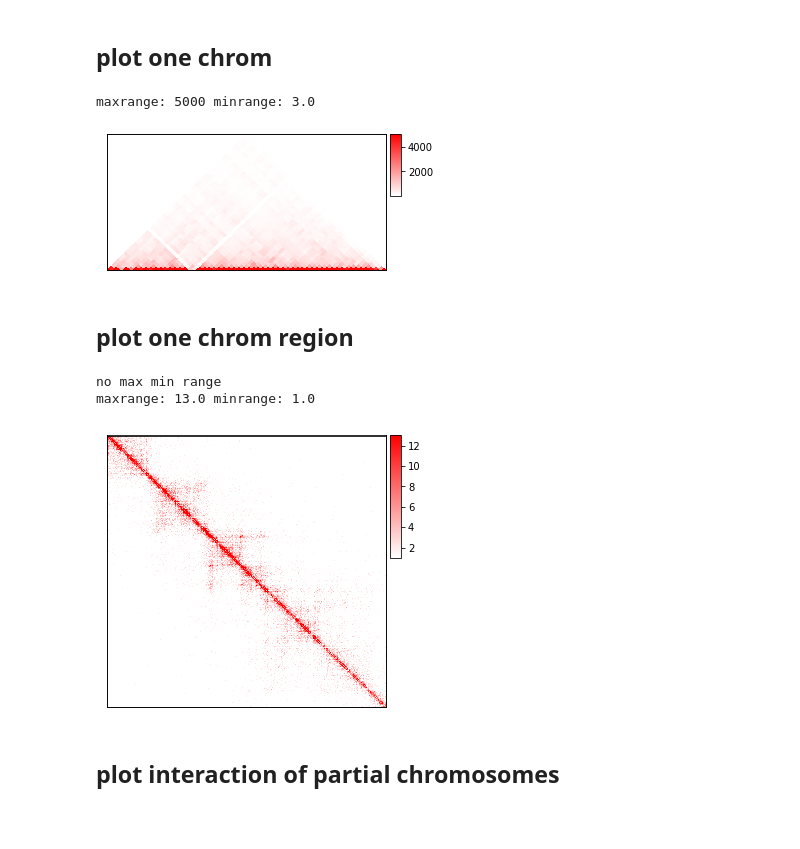
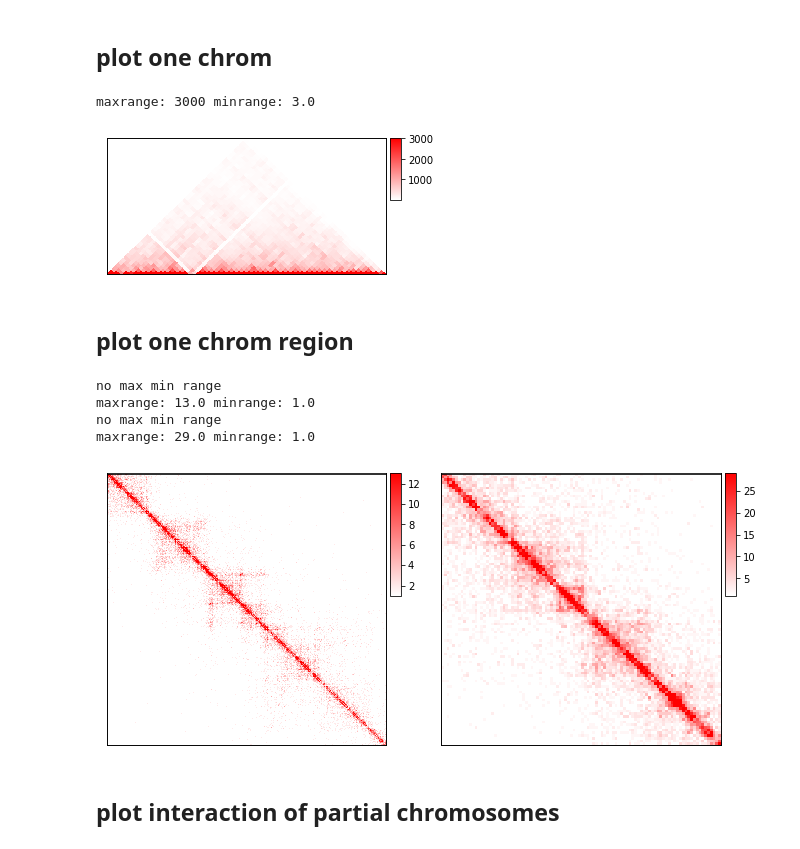
Before and after one commit to seqyuan/trackc, a Jupyter notebook: docs/tutorials/contactmap.ipynb, the cells around one changed output. Cells and saved outputs as stored; diff of their text form; code cells hidden in the pictures; blank space fills up the shorter version.

```diff
--- a/docs/tutorials/contactmap.ipynb
+++ b/docs/tutorials/contactmap.ipynb
@@ -44,22 +43,31 @@ maxrange: 1141.0 minrange: 3.0
 # %% [markdown]
 ## plot one chrom
 # %%
-fig, axs = tc.make_spec(width=5, height=2.5, width_ratios=[1], wspace=0.2)
+fig, axs = tc.make_spec(figsize=(5,2.5), width_ratios=[1], wspace=0.2)
 mat = tc.tl.extractCisContact(clr='GSM4417639_SK-N-DZ_C6BC81F2_b38d5.mcool::/resolutions/2560000', region='chr8')
-tc.pl.mapC(ax=axs[0], mat=mat, maxrange=5000)
+tc.pl.mapC(ax=axs[0], mat=mat, maxrange=3000)
+#tc.savefig('chrom_cmap_tri.pdf')
 # %% [output]
-maxrange: 5000 minrange: 3.0
+maxrange: 3000 minrange: 3.0
-[figure, old version]
+[figure, new version]
 # %% [markdown]
 ## plot one chrom region
 # %%
-fig, axs = tc.make_spec(width=5, height=5, width_ratios=[1], wspace=0.2)
-mat = tc.tl.extractCisContact(clr='GSM4417639_SK-N-DZ_C6BC81F2_b38d5.mcool::/resolutions/10000', region='chr8:124000000-127000000')
-tc.pl.mapC(ax=axs[0], mat=mat, map_type='square', symmetric=True)
+fig, axs = tc.make_spec(figsize=(11,5), width_ratios=[1,1], wspace=0.2)
+mat = tc.tl.extractCisContact(clr='GSM4417639_SK-N-DZ_C6BC81F2_b38d5.mcool::/resolutions/10000',
+                              region='chr8:124000000-127000000')
+tc.pl.mapC(ax=axs[0], mat=mat, map_type='squ', symmetric=True)
+
+mat2 = tc.tl.extractCisContact(clr='GSM4417639_SK-N-DZ_C6BC81F2_b38d5.mcool::/resolutions/20000',
+                              region='chr8:51000000-53000000')
+tc.pl.mapC(ax=axs[1], mat=mat2, map_type='squ', symmetric=True)
+#tc.savefig('chrom_cmap_region_squ.pdf')
 # %% [output]
 no max min range
 maxrange: 13.0 minrange: 1.0
+no max min range
+maxrange: 29.0 minrange: 1.0
-[figure, old version]
+[figure, new version]
 # %% [markdown]
 ## plot interaction of partial chromosomes
 # %%
```
Also changed, not shown: parts of 7 cells of this notebook, 42 other files.
